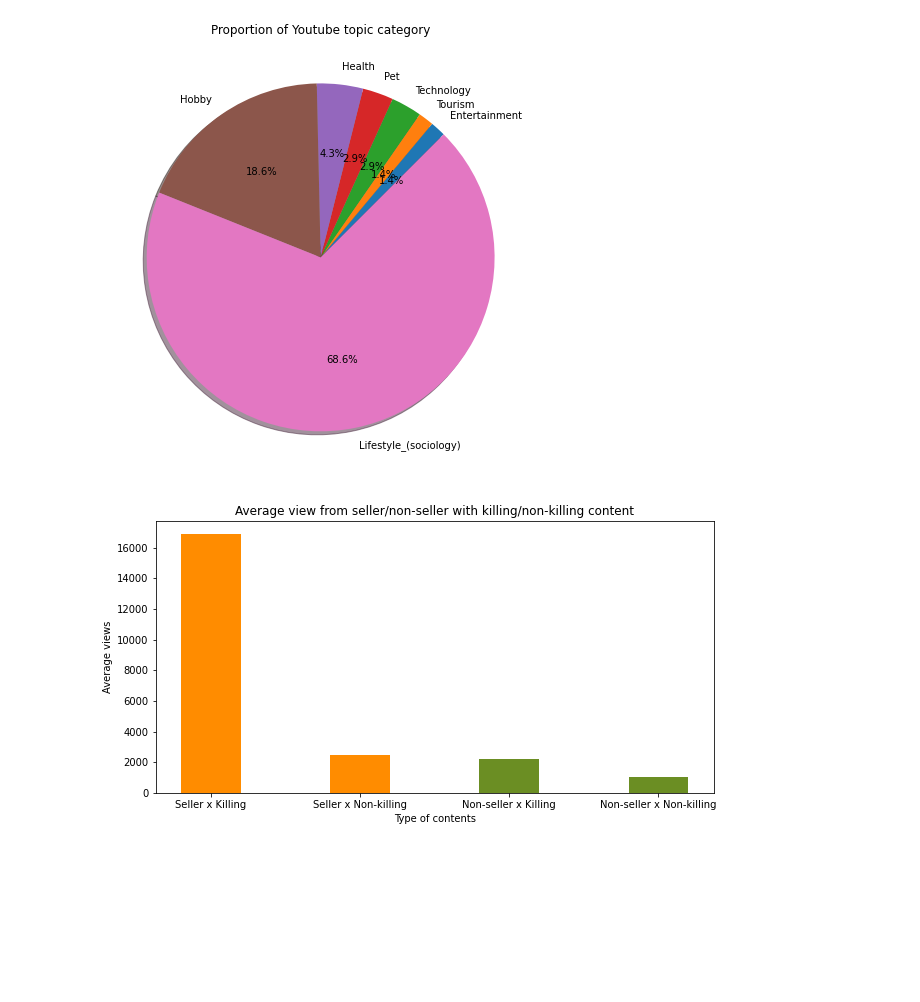
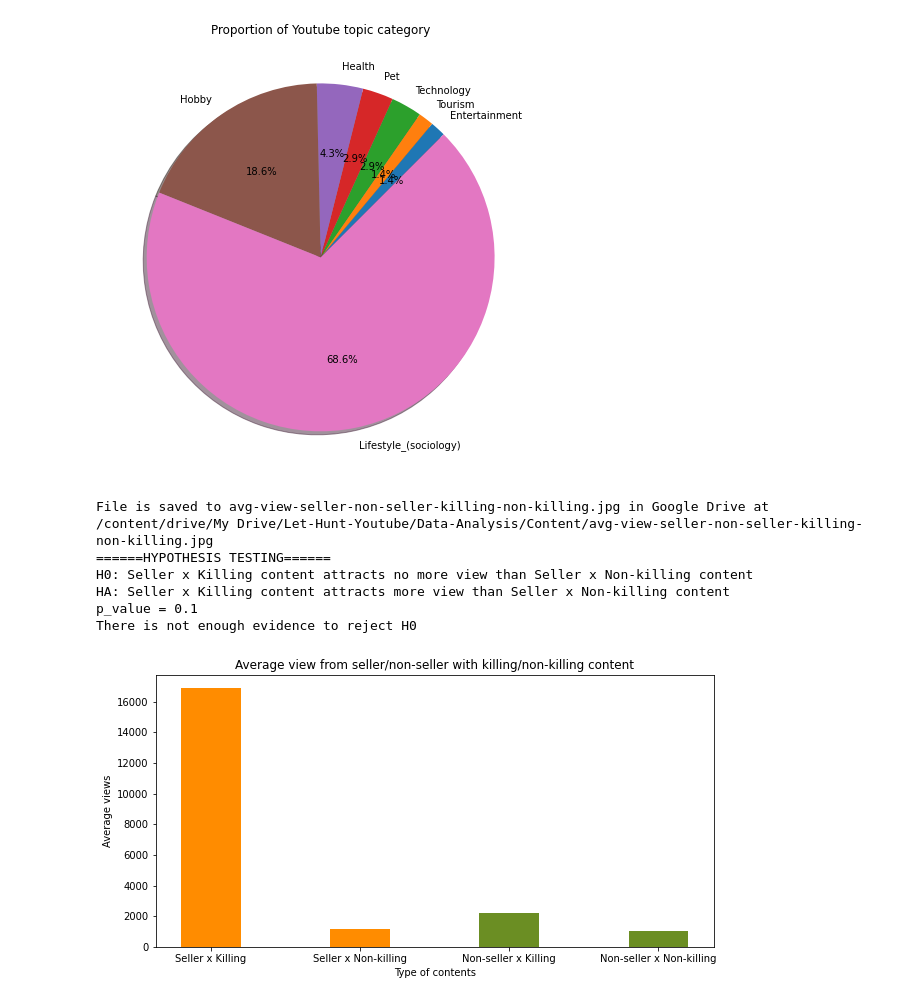
Before and after one commit to hoangantk6/Youtube_Hunting, a Jupyter notebook: 04-Data-Analysis/01_video-content-analysis.ipynb, the cells around one changed output. Cells and saved outputs as stored; diff of their text form; code cells hidden in the pictures; blank space fills up the shorter version.

```diff
--- a/04-Data-Analysis/01_video-content-analysis.ipynb
+++ b/04-Data-Analysis/01_video-content-analysis.ipynb
@@ -91,7 +76,6 @@ data = data.drop(columns=['comment_sheet_name',
                   'comment_sheet_nameother',
                   'comment_added_date',
                   'id',
-                  'video_url_other',
                   'channel_name_other',
                   'video_file_name_other',
                   'projection',
@@ -136,7 +120,8 @@ category = {
 
     'non-killing' : [
       'seller_demo_no_killing',
-      'non_seller_no_killing'
+      'non_seller_no_killing',
+      'seller_showcase_only'
     ]
 }
 
@@ -386,33 +394,57 @@ File is saved to topic_category_pie.jpg in Google Drive at /content/drive/My Dri
 [figure]
 # %%
 # average view by category
+def metadata_of_intersection(A, B, metadata):
+  C = list(set(category[A]).intersection(set(category[B])))
+  return data[C + [metadata]].dropna(subset=C, how='all')[metadata]
+
 def mean_metadata_of_intersection(A, B, metadata):
   C = list(set(category[A]).intersection(set(category[B])))
-  C_num_view_mean = round(data[C + [metadata]].dropna(subset=C, how='all')[metadata].mean())
+  C_num_view_mean = round(metadata_of_intersection(A, B, metadata).mean())
   return C_num_view_mean
 
 seller_killing_num_view_mean         = mean_metadata_of_intersection('seller', 'killing', 'num_view')
 seller_non_killing_num_view_mean     = mean_metadata_of_intersection('seller', 'non-killing', 'num_view')
 non_seller_killing_num_view_mean     = mean_metadata_of_intersection('non-seller', 'killing', 'num_view')
 non_seller_non_killing_num_view_mean = mean_metadata_of_intersection('non-seller', 'non-killing', 'num_view')
 
 plt = dautils.bar_plot(
     data={
         "Seller x Killing": seller_killing_num_view_mean,
         "Seller x Non-killing": seller_non_killing_num_view_mean,
         "Non-seller x Killing": non_seller_killing_num_view_mean,
         "Non-seller x Non-killing": non_seller_non_killing_num_view_mean
     },
     xlabel="Type of contents",
     ylabel="Average views",
     title="Average view from seller/non-seller with killing/non-killing content",
     color=['darkorange', 'darkorange', 'olivedrab', 'olivedrab']
 )
 
 # save image
 utils.save_image(plt, visualization_folder_path, "avg-view-seller-non-seller-killing-non-killing.jpg")
+
+# ------------------
+# Hypothesis testing
+H0 = "Seller x Killing content attracts no more views than Seller x Non-killing content"
+HA = "Seller x Killing content attracts more views than Seller x Non-killing content"
+
+isutils.ht_compare_two_pop_mean_when_variance_unknown_and_unequal(
+    H0, HA,
+    delta_hypothesis=0,
+    sample1=metadata_of_intersection('seller', 'killing', 'num_view'),
+    sample2=metadata_of_intersection('seller', 'non-killing', 'num_view'),
+    alpha=0.05,
+    tail='right'
+)
 # %% [output]
+File is saved to avg-view-seller-non-seller-killing-non-killing.jpg in Google Drive at /content/drive/My Drive/Let-Hunt-Youtube/Data-Analysis/Content/avg-view-seller-non-seller-killing-non-killing.jpg
+======HYPOTHESIS TESTING======
+H0: Seller x Killing content attracts no more view than Seller x Non-killing content
+HA: Seller x Killing content attracts more view than Seller x Non-killing content
+p_value = 0.1
+There is not enough evidence to reject H0
-[figure, old version]
+[figure, new version]
 # %%
 # average like by category
 seller_killing_num_like_mean         = mean_metadata_of_intersection('seller', 'killing', 'num_like')
```
Also changed, not shown: parts of 10 cells of this notebook.
